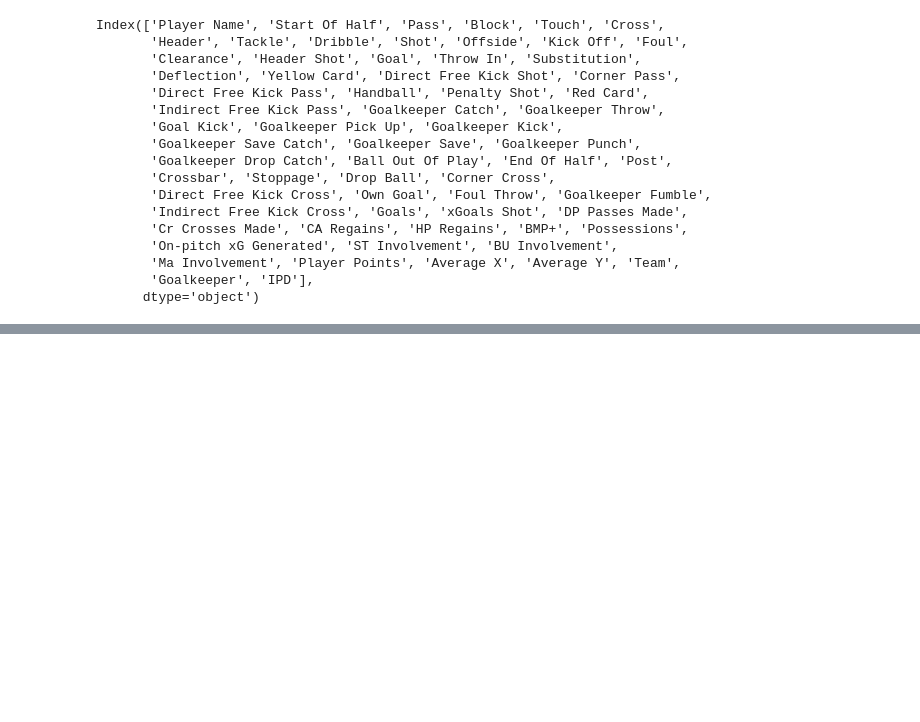
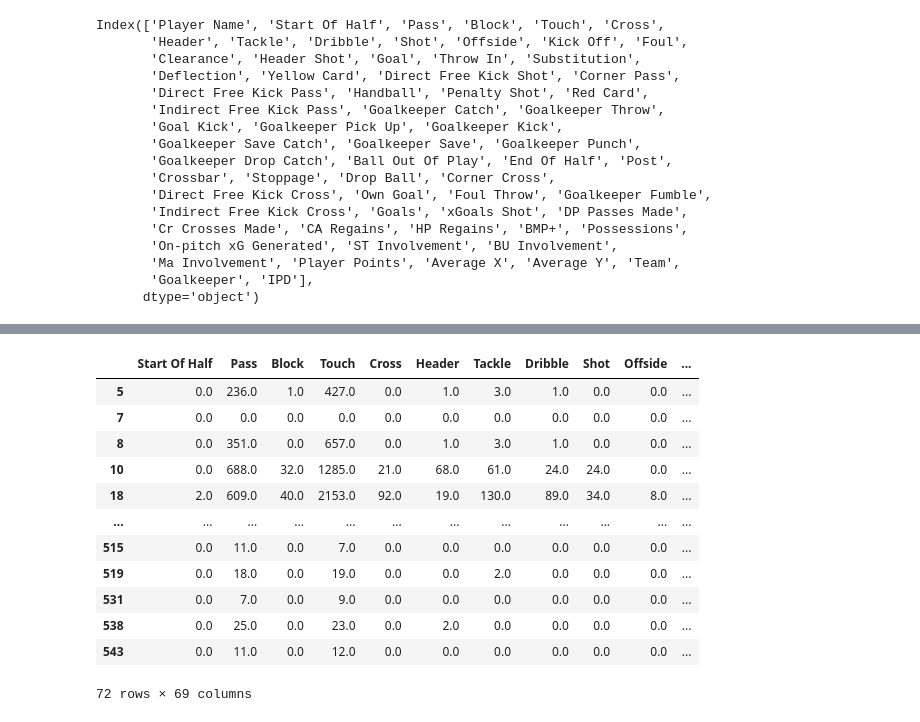
Before and after one commit to adandotmosta/PremierLeague, a Jupyter notebook: manipulatePLayers.ipynb, the cells around one changed output, grey strips where cells are left out. Saved outputs shown, nothing was run; the diff lists cells and outputs as text; code cells hidden in the pictures; blank space fills up the shorter version.

```diff
--- a/manipulatePLayers.ipynb
+++ b/manipulatePLayers.ipynb
@@ -500,0 +519,18 @@ Index(['Player Name', 'Start Of Half', 'Pass', 'Block', 'Touch', 'Cross',
+# %%
+gks = players_df[players_df["Goalkeeper"] == "Yes"]
+# %%
+gks
+# %% [output]
+|  | Start Of Half | Pass | Block | Touch | Cross | Header | Tackle | Dribble | Shot | Offside | ... |
+| 5 | 0.0 | 236.0 | 1.0 | 427.0 | 0.0 | 1.0 | 3.0 | 1.0 | 0.0 | 0.0 | ... |
+| 7 | 0.0 | 0.0 | 0.0 | 0.0 | 0.0 | 0.0 | 0.0 | 0.0 | 0.0 | 0.0 | ... |
+| 8 | 0.0 | 351.0 | 0.0 | 657.0 | 0.0 | 1.0 | 3.0 | 1.0 | 0.0 | 0.0 | ... |
+| 10 | 0.0 | 688.0 | 32.0 | 1285.0 | 21.0 | 68.0 | 61.0 | 24.0 | 24.0 | 0.0 | ... |
+| 18 | 2.0 | 609.0 | 40.0 | 2153.0 | 92.0 | 19.0 | 130.0 | 89.0 | 34.0 | 8.0 | ... |
+| ... | ... | ... | ... | ... | ... | ... | ... | ... | ... | ... | ... |
+| 515 | 0.0 | 11.0 | 0.0 | 7.0 | 0.0 | 0.0 | 0.0 | 0.0 | 0.0 | 0.0 | ... |
+| 519 | 0.0 | 18.0 | 0.0 | 19.0 | 0.0 | 0.0 | 2.0 | 0.0 | 0.0 | 0.0 | ... |
+| 531 | 0.0 | 7.0 | 0.0 | 9.0 | 0.0 | 0.0 | 0.0 | 0.0 | 0.0 | 0.0 | ... |
+| 538 | 0.0 | 25.0 | 0.0 | 23.0 | 0.0 | 2.0 | 0.0 | 0.0 | 0.0 | 0.0 | ... |
+| 543 | 0.0 | 11.0 | 0.0 | 12.0 | 0.0 | 0.0 | 0.0 | 0.0 | 0.0 | 0.0 | ... |
+72 rows × 69 columns
```
Also changed, not shown: parts of 15 cells of this notebook, 18 other files.
